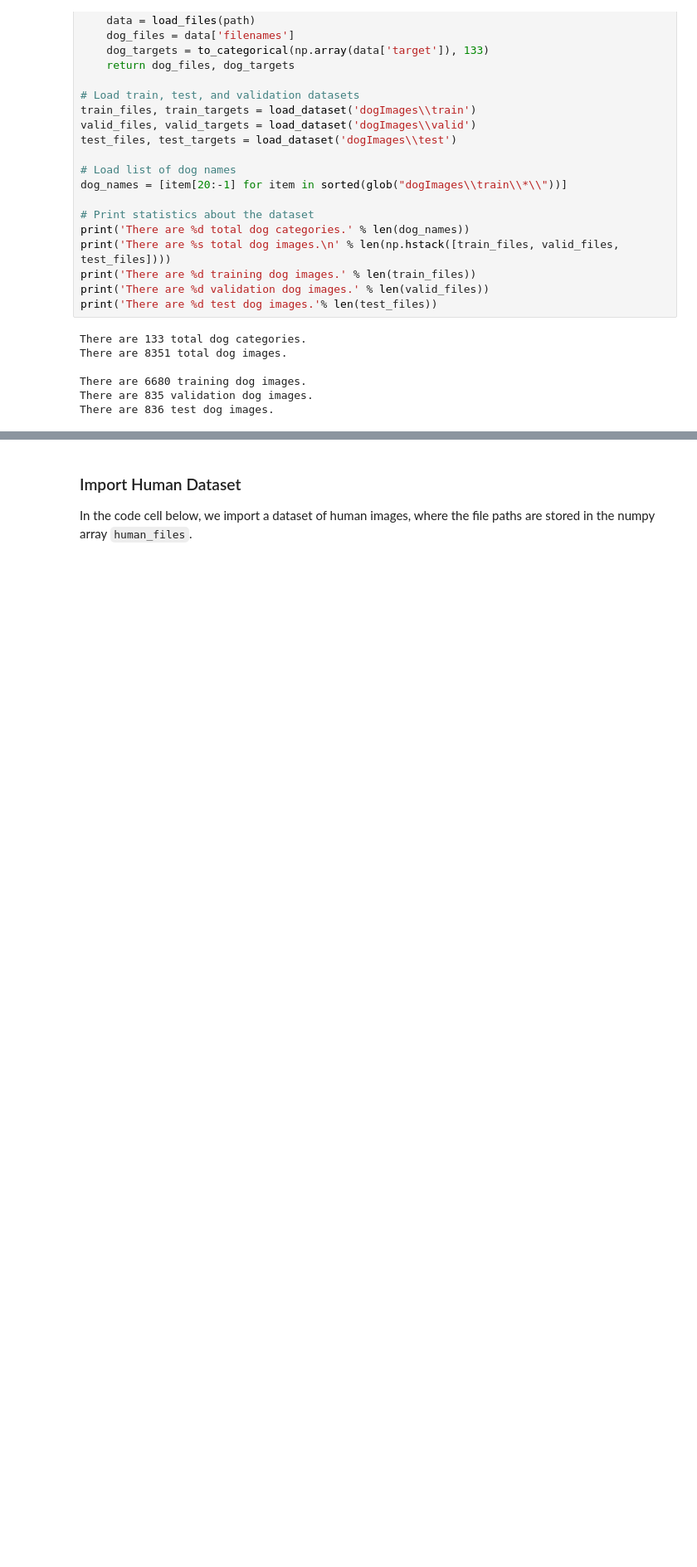
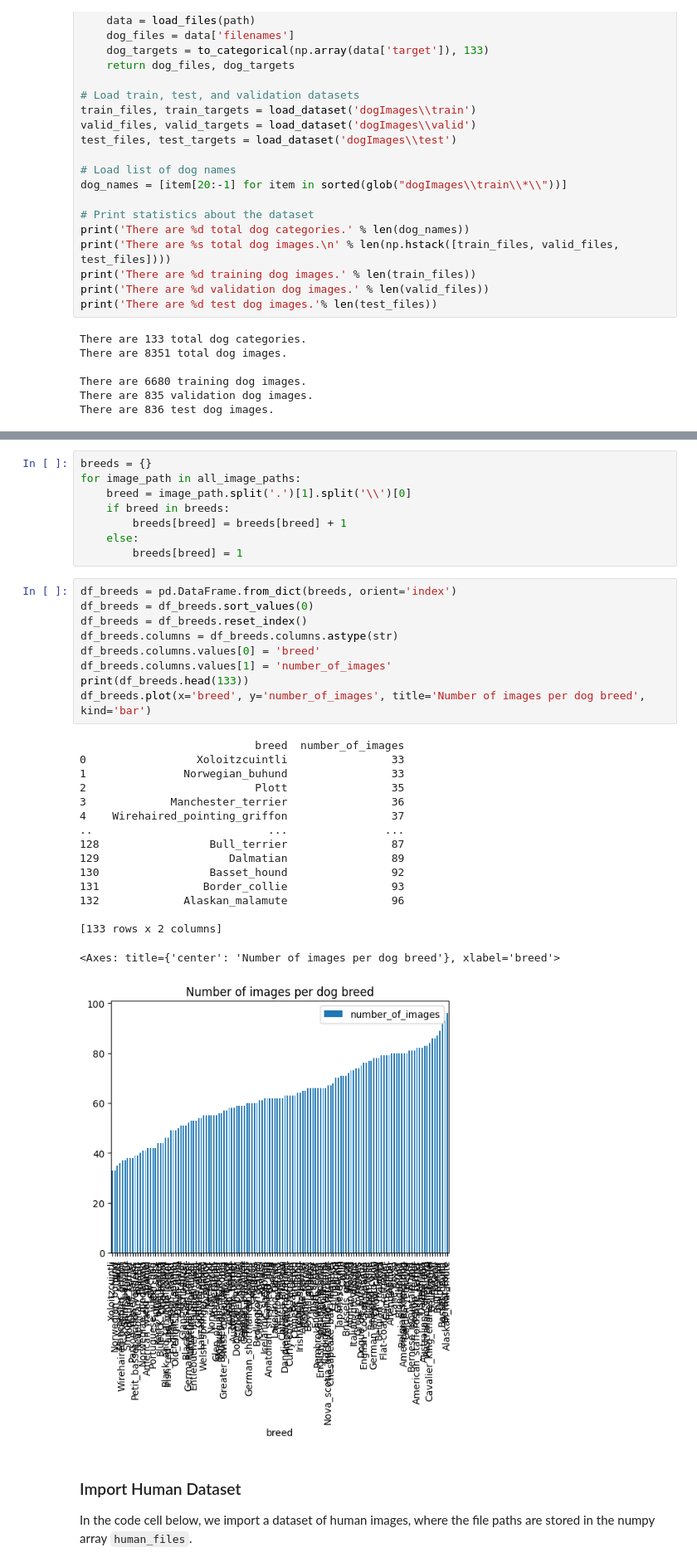
Before and after one commit to RealTimeShepherd/dog-breed-classifier, a Jupyter notebook: dog_app.ipynb, the cells around one changed output, grey strips where cells are left out. Shown at 83% size. Saved outputs shown, nothing was run; the diff lists cells and outputs as text; blank space fills up the shorter version.

```diff
--- a/dog_app.ipynb
+++ b/dog_app.ipynb
@@ -93,3 +117,37 @@ There are 836 test dog images.
+# %%
+breeds = {}
+for image_path in all_image_paths:
+	breed = image_path.split('.')[1].split('\\')[0]
+	if breed in breeds:
+		breeds[breed] = breeds[breed] + 1
+	else:
+		breeds[breed] = 1
+# %%
+df_breeds = pd.DataFrame.from_dict(breeds, orient='index')
+df_breeds = df_breeds.sort_values(0)
+df_breeds = df_breeds.reset_index()
+df_breeds.columns = df_breeds.columns.astype(str)
+df_breeds.columns.values[0] = 'breed'
+df_breeds.columns.values[1] = 'number_of_images'
+print(df_breeds.head(133))
+df_breeds.plot(x='breed', y='number_of_images', title='Number of images per dog breed', kind='bar')
+# %% [output]
+                           breed  number_of_images
+0                 Xoloitzcuintli                33
+1               Norwegian_buhund                33
+2                          Plott                35
+3             Manchester_terrier                36
+4    Wirehaired_pointing_griffon                37
+..                           ...               ...
+128                 Bull_terrier                87
+129                    Dalmatian                89
+130                 Basset_hound                92
+131                Border_collie                93
+132             Alaskan_malamute                96
+
+[133 rows x 2 columns]
+<Axes: title={'center': 'Number of images per dog breed'}, xlabel='breed'>
+[figure, added]
 # %% [markdown]
 ### Import Human Dataset
 
```
Also changed, not shown: parts of 11 cells of this notebook.
